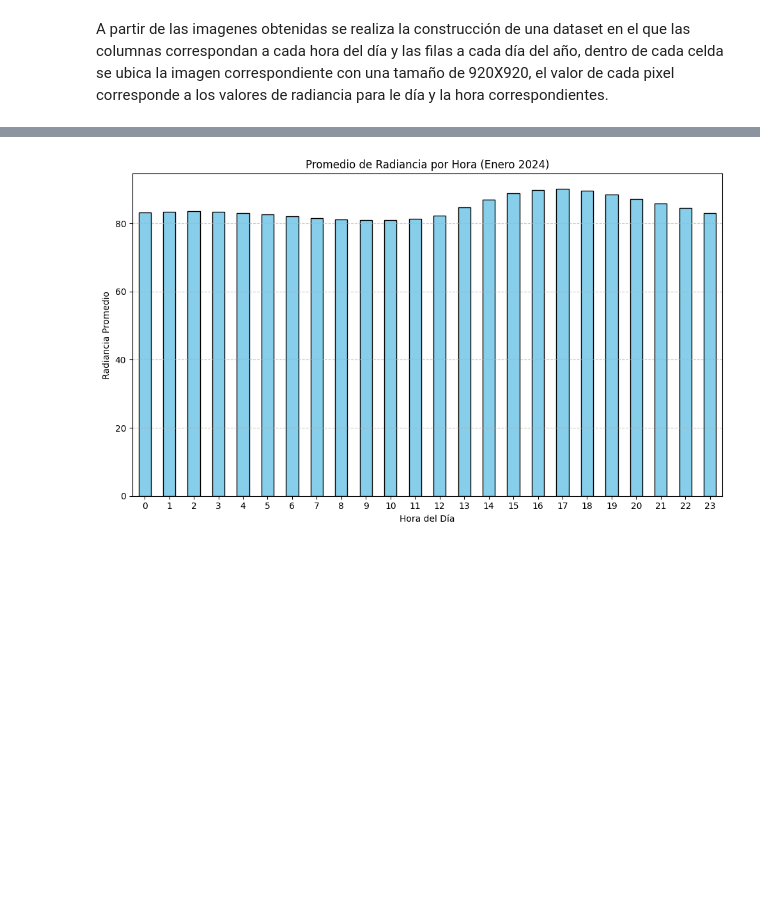
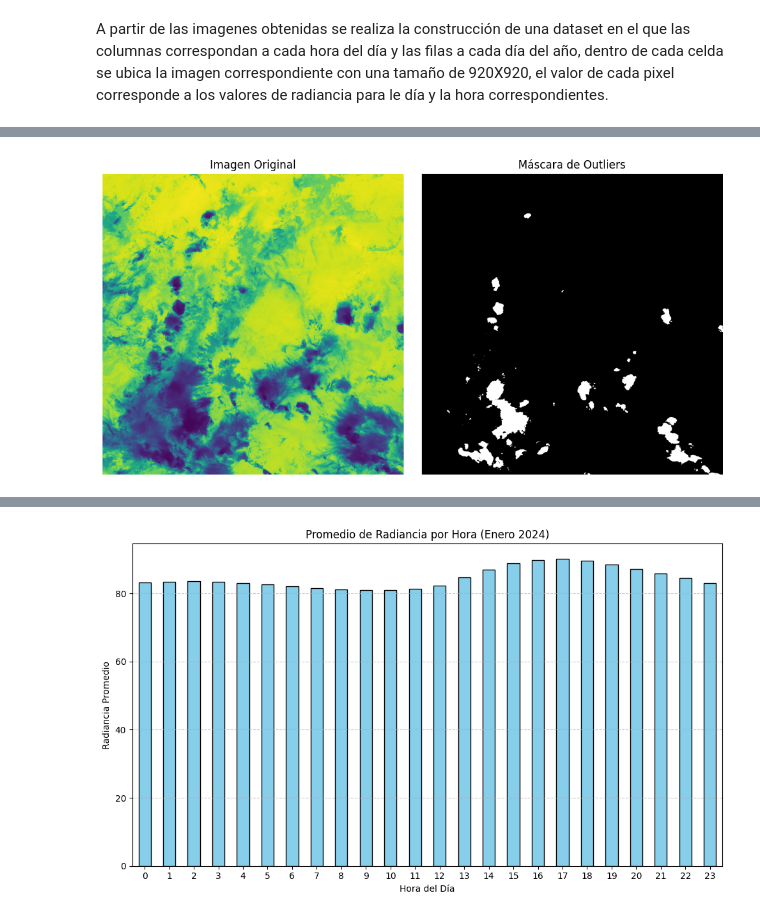
Before and after one commit to alwos19/monografia_esp_cd, a Jupyter notebook: G02.ipynb, the cells around one changed output, grey strips where cells are left out. Saved outputs shown, nothing was run; the diff lists cells and outputs as text; code cells hidden in the pictures; blank space fills up the shorter version.

```diff
--- a/G02.ipynb
+++ b/G02.ipynb
@@ -109,0 +127,45 @@ IndexError: index 24 is out of bounds for axis 0 with size 24
+# %%
+import pandas as pd
+import numpy as np
+
+# Supongamos que ya tienes un DataFrame llamado df
+
+# Función para detectar outliers en una imagen 2D
+def detectar_outliers_imagen(imagen):
+    imagen_flat = np.array(imagen).flatten()  # Convertimos la imagen en un vector
+    q1 = np.percentile(imagen_flat, 25)
+    q3 = np.percentile(imagen_flat, 75)
+    iqr = q3 - q1
+    lower = q1 - 1.5 * iqr
+    upper = q3 + 1.5 * iqr
+    # Máscara de outliers
+    outliers_mask = (imagen_flat < lower) | (imagen_flat > upper)
+    num_outliers = np.sum(outliers_mask)
+    return num_outliers, outliers_mask.reshape((920, 920))
+
+# Aplicamos la función por fila
+df_imagenes[['num_outliers', 'outliers_mask']] = df_imagenes['radiancia'].apply(
+    lambda img: pd.Series(detectar_outliers_imagen(img)))
+# %%
+import matplotlib.pyplot as plt
+imagen = df_imagenes.loc[1206, 'radiancia']
+mask = df_imagenes.loc[1206, 'outliers_mask']
+
+plt.figure(figsize=(10, 5))
+
+# Imagen original
+plt.subplot(1, 2, 1)
+plt.imshow(imagen, cmap='viridis')
+plt.title('Imagen Original')
+plt.axis('off')
+
+# Outliers (máscara)
+plt.subplot(1, 2, 2)
+plt.imshow(mask, cmap='gray')
+plt.title('Máscara de Outliers')
+plt.axis('off')
+
+plt.tight_layout()
+plt.show()
+# %% [output]
+[figure, added]
```
Also changed, not shown: parts of 11 cells of this notebook.
